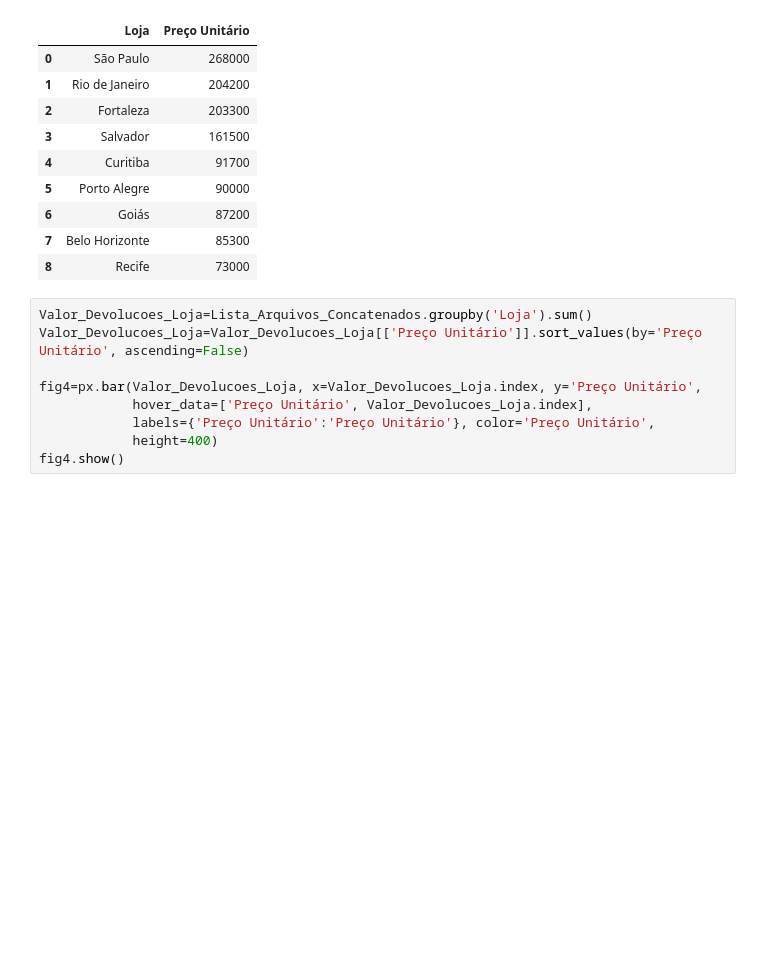
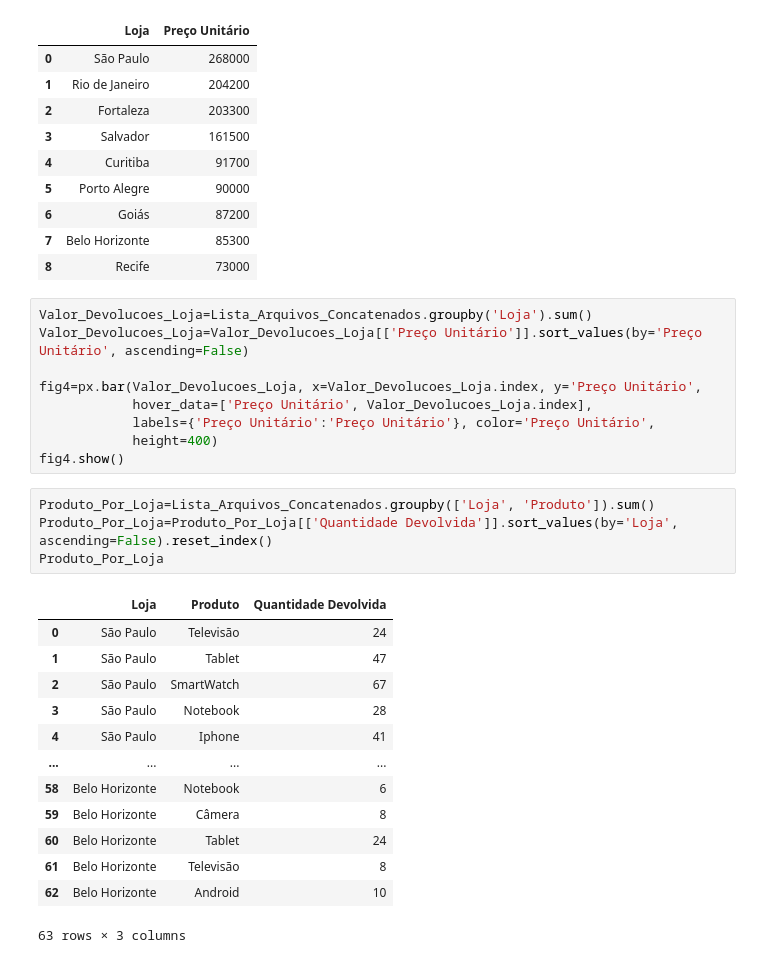
Before and after one commit to VictorSayoan/Analise-De-Dados-E-Automacao-De-Processos, a Jupyter notebook: Projeto_Atualizado_01_Indicadores_de_vendas_e_devoluções/Analise_Devolucao.ipynb, the cells around one changed output. Cells and saved outputs as stored; diff of their text form; blank space fills up the shorter version.

```diff
--- a/Projeto_Atualizado_01_Indicadores_de_vendas_e_devoluções/Analise_Devolucao.ipynb
+++ b/Projeto_Atualizado_01_Indicadores_de_vendas_e_devoluções/Analise_Devolucao.ipynb
@@ -155,3 +155,21 @@ fig4=px.bar(Valor_Devolucoes_Loja, x=Valor_Devolucoes_Loja.index, y='Preço Unit
             labels={'Preço Unitário':'Preço Unitário'}, color='Preço Unitário',
             height=400)
 fig4.show()
+# %%
+Produto_Por_Loja=Lista_Arquivos_Concatenados.groupby(['Loja', 'Produto']).sum()
+Produto_Por_Loja=Produto_Por_Loja[['Quantidade Devolvida']].sort_values(by='Loja', ascending=False).reset_index()
+Produto_Por_Loja
+# %% [output]
+|  | Loja | Produto | Quantidade Devolvida |
+| 0 | São Paulo | Televisão | 24 |
+| 1 | São Paulo | Tablet | 47 |
+| 2 | São Paulo | SmartWatch | 67 |
+| 3 | São Paulo | Notebook | 28 |
+| 4 | São Paulo | Iphone | 41 |
+| ... | ... | ... | ... |
+| 58 | Belo Horizonte | Notebook | 6 |
+| 59 | Belo Horizonte | Câmera | 8 |
+| 60 | Belo Horizonte | Tablet | 24 |
+| 61 | Belo Horizonte | Televisão | 8 |
+| 62 | Belo Horizonte | Android | 10 |
+63 rows × 3 columns
```
